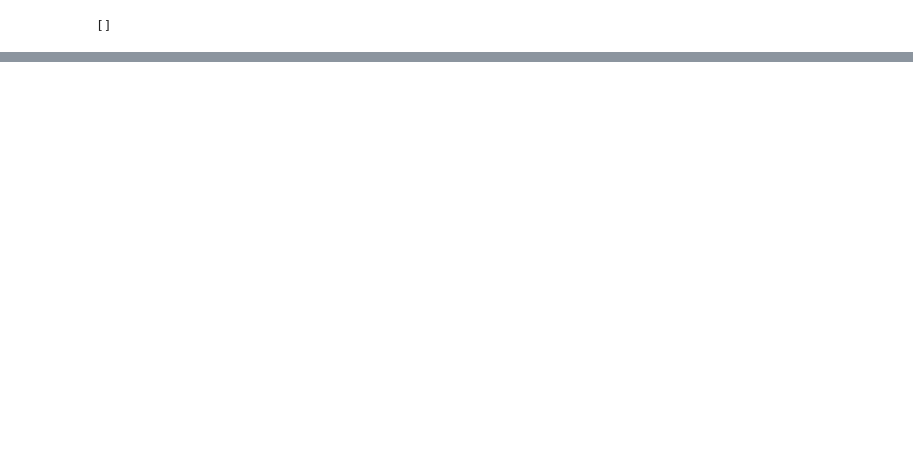
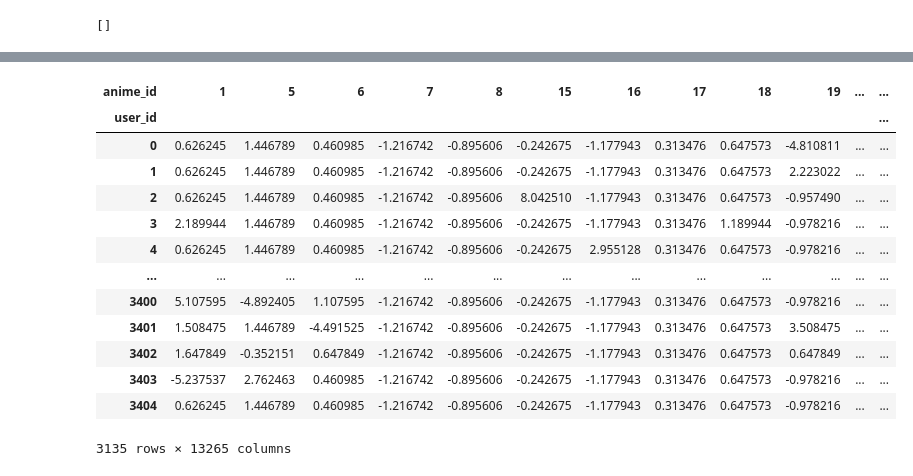
Before and after one commit to vector-b/AnimeRecommendationSystem, a Jupyter notebook: Anime Recommendation System.ipynb, the cells around one changed output, grey strips where cells are left out. Saved outputs shown, nothing was run; the diff lists cells and outputs as text; code cells hidden in the pictures; blank space fills up the shorter version.

```diff
--- a/Anime Recommendation System.ipynb
+++ b/Anime Recommendation System.ipynb
@@ -196,0 +274,17 @@ find_close_match
+# %%
+user_rat
+# %% [output]
+| anime_id | 1 | 5 | 6 | 7 | 8 | 15 | 16 | 17 | 18 | 19 | ... | ... |
+| user_id |  |  |  |  |  |  |  |  |  |  |  | ... |
+| 0 | 0.626245 | 1.446789 | 0.460985 | -1.216742 | -0.895606 | -0.242675 | -1.177943 | 0.313476 | 0.647573 | -4.810811 | ... | ... |
+| 1 | 0.626245 | 1.446789 | 0.460985 | -1.216742 | -0.895606 | -0.242675 | -1.177943 | 0.313476 | 0.647573 | 2.223022 | ... | ... |
+| 2 | 0.626245 | 1.446789 | 0.460985 | -1.216742 | -0.895606 | 8.042510 | -1.177943 | 0.313476 | 0.647573 | -0.957490 | ... | ... |
+| 3 | 2.189944 | 1.446789 | 0.460985 | -1.216742 | -0.895606 | -0.242675 | -1.177943 | 0.313476 | 1.189944 | -0.978216 | ... | ... |
+| 4 | 0.626245 | 1.446789 | 0.460985 | -1.216742 | -0.895606 | -0.242675 | 2.955128 | 0.313476 | 0.647573 | -0.978216 | ... | ... |
+| ... | ... | ... | ... | ... | ... | ... | ... | ... | ... | ... | ... | ... |
+| 3400 | 5.107595 | -4.892405 | 1.107595 | -1.216742 | -0.895606 | -0.242675 | -1.177943 | 0.313476 | 0.647573 | -0.978216 | ... | ... |
+| 3401 | 1.508475 | 1.446789 | -4.491525 | -1.216742 | -0.895606 | -0.242675 | -1.177943 | 0.313476 | 0.647573 | 3.508475 | ... | ... |
+| 3402 | 1.647849 | -0.352151 | 0.647849 | -1.216742 | -0.895606 | -0.242675 | -1.177943 | 0.313476 | 0.647573 | 0.647849 | ... | ... |
+| 3403 | -5.237537 | 2.762463 | 0.460985 | -1.216742 | -0.895606 | -0.242675 | -1.177943 | 0.313476 | 0.647573 | -0.978216 | ... | ... |
+| 3404 | 0.626245 | 1.446789 | 0.460985 | -1.216742 | -0.895606 | -0.242675 | -1.177943 | 0.313476 | 0.647573 | -0.978216 | ... | ... |
+3135 rows × 13265 columns
```
Also changed, not shown: parts of 28 cells of this notebook, 1 other file.
